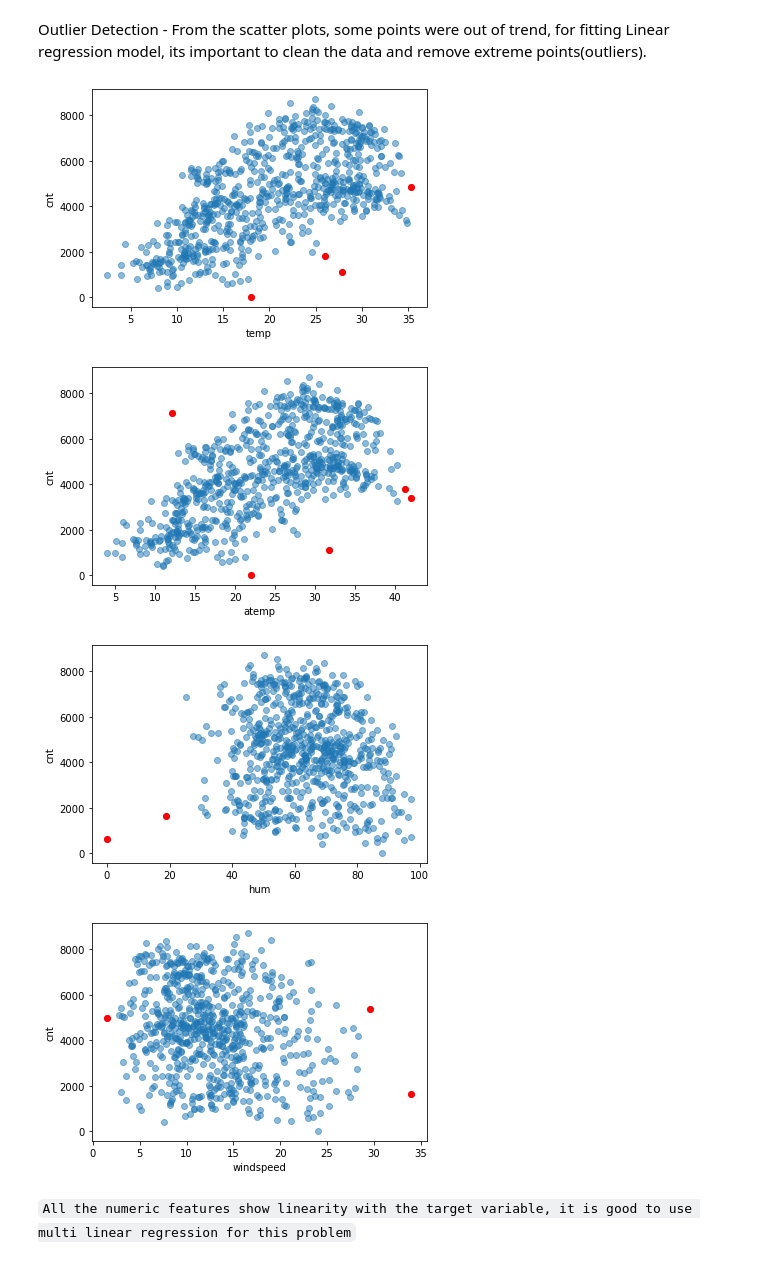
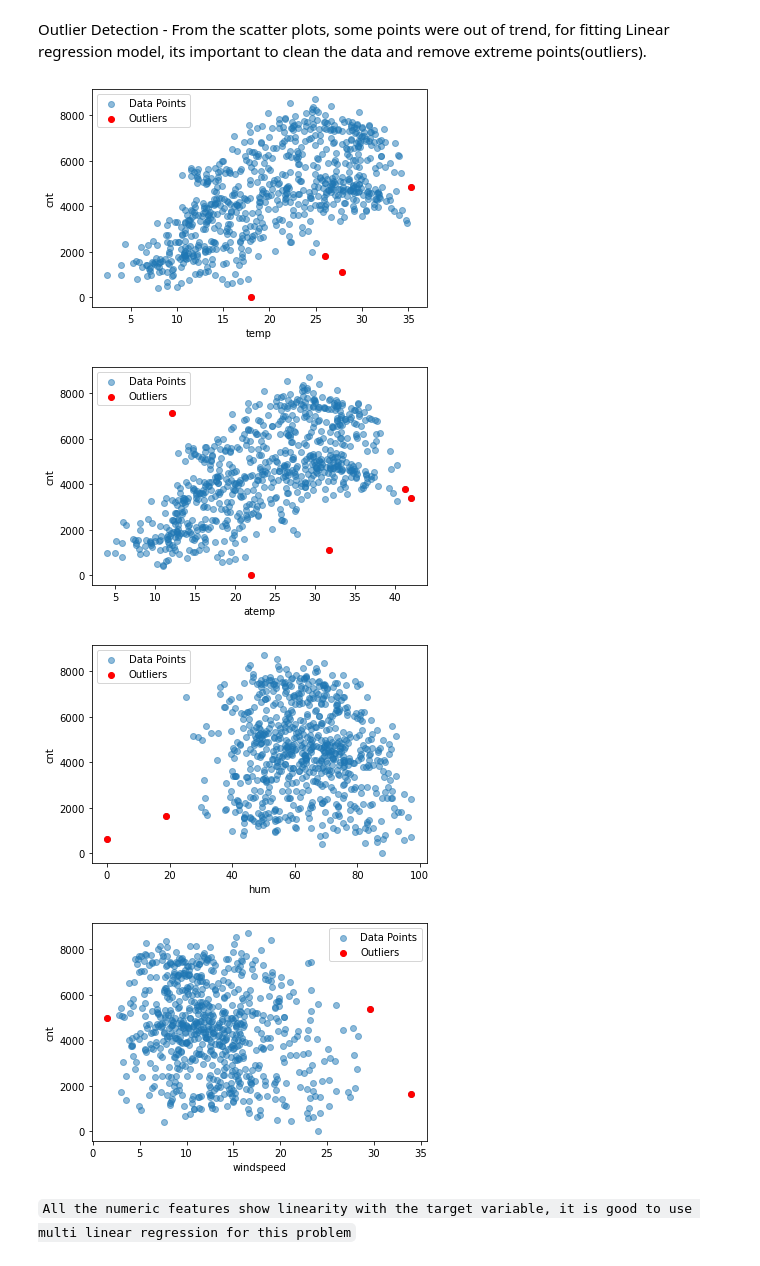
Before and after one commit to karthickchetti/Bike_Sharing, a Jupyter notebook: Bike_Sharing.ipynb, the cells around one changed output. Cells and saved outputs as stored; diff of their text form; code cells hidden in the pictures.

```diff
--- a/Bike_Sharing.ipynb
+++ b/Bike_Sharing.ipynb
@@ -100,11 +100,15 @@ for feature in numeric_features:
 
 `However we cannot remove outliers based on only input data, we have to check its effect on target variable and remove the outliers`
 # %%
-import plotly.express as px
-for feature in numeric_features:
-    if feature!="cnt":
-        fig = px.scatter(data, x=feature, y="cnt")
-        fig.show()
+#May not be visible in some notebooks if plotly is not installed
+try:
+    import plotly.express as px
+    for feature in numeric_features:
+        if feature!="cnt":
+            fig = px.scatter(data, x=feature, y="cnt")
+            fig.show()
+except:
+    print("Plotly is not installed in your system")
 # %% [markdown]
 Outlier Detection - From the scatter plots, some points were out of trend, for fitting Linear regression model, its important to clean the data and remove extreme points(outliers).
 # %%
@@ -115,21 +119,27 @@ outlier_hum=[(0,623),(18.7917,1635)]
 outlier_windspeed=[(1.5002439,4985),(34.000021,1635),(29.584721,5382)]
 outlier_dict={"temp":outlier_temp,"atemp":outlier_atemp,"hum":outlier_hum,"windspeed":outlier_windspeed}
 # %%
-#Highlighting outliers
+#Highlighting outliers - Red points
 for feature in numeric_features:
     if feature!="cnt":
-        plt.scatter(data[feature],data["cnt"],alpha=0.5)
+        dp=plt.scatter(data[feature],data["cnt"],alpha=0.5,label="Data Points")
         plt.xlabel(feature)
         plt.ylabel("cnt")
         out_pnts=outlier_dict[feature]
+        i=0
         for xy in out_pnts:
-            plt.scatter(xy[0],xy[1],color="red")
+            if i==0:
+                plt.scatter(xy[0],xy[1],color="red",label="Outliers")
+            else:
+                plt.scatter(xy[0],xy[1],color="red")
+            i+=1
+        plt.legend()
         plt.show()
 # %% [output]
-[figure, old version]
+[figure, new version]
-[figure, old version]
+[figure, new version]
-[figure, old version]
+[figure, new version]
-[figure, old version]
+[figure, new version]
 # %% [markdown]
 `All the numeric features show linearity with the target variable, it is good to use multi linear regression for this problem`
 # %% [markdown]
```
Also changed, not shown: parts of 24 cells of this notebook.
